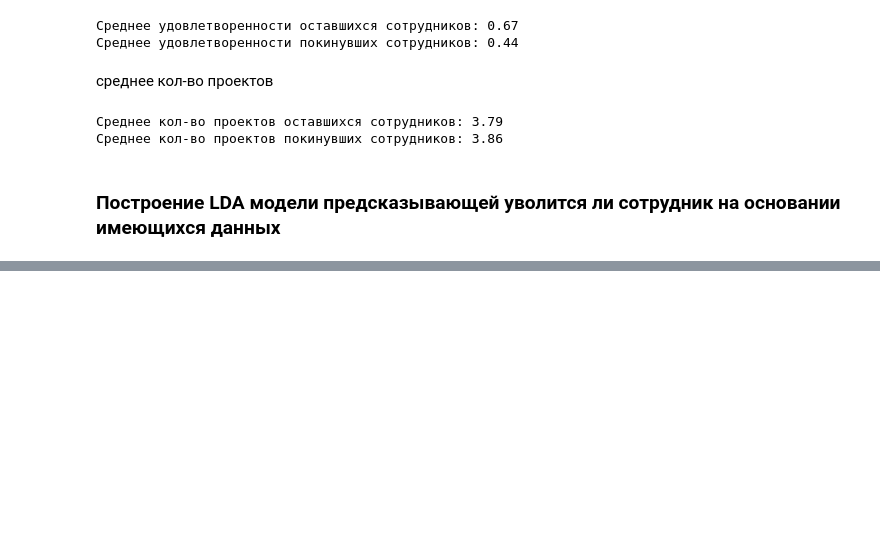
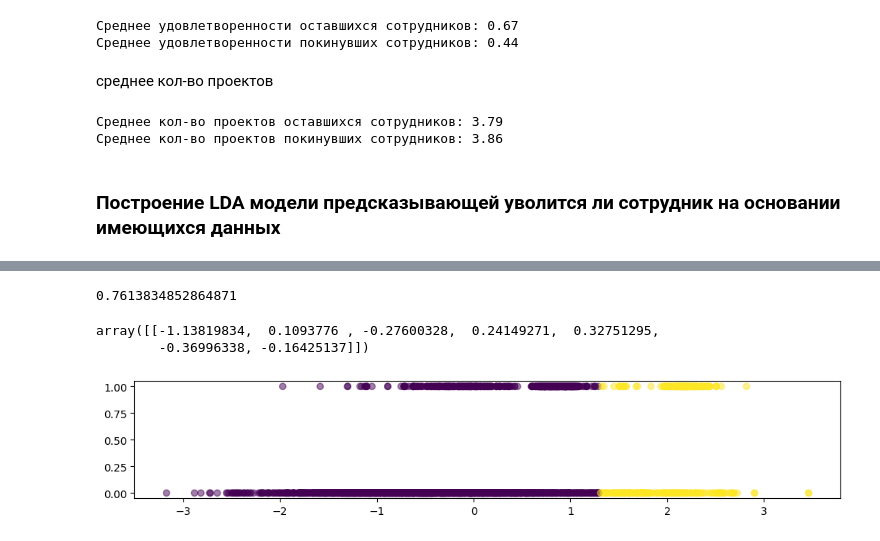
Before and after one commit to archimage-wiz/DS_PythonStat_Hw_Final, a Jupyter notebook: Hw_.ipynb, the cells around one changed output, grey strips where cells are left out. Cells and saved outputs as stored; diff of their text form; code cells hidden in the pictures; blank space fills up the shorter version.

```diff
--- a/Hw_.ipynb
+++ b/Hw_.ipynb
@@ -259,3 +266,17 @@ print(F"Среднее кол-во проектов покинувших сот
 Среднее кол-во проектов покинувших сотрудников: 3.86
 # %% [markdown]
 ### Построение LDA модели предсказывающей уволится ли сотрудник на основании имеющихся данных
+# %%
+lda = LinearDiscriminantAnalysis()
+sc = StandardScaler()
+
+desired_data = df['left']
+source_data = df.drop(columns=['left', 'department', 'salary'])
+
+x_train, x_test, y_train, y_test = train_test_split(source_data, desired_data, test_size=0.2, random_state=42)
+
+x_train = sc.fit_transform(x_train)
+x_test = sc.transform(x_test)
+
+
+(x_train.shape, y_train.shape, x_test.shape, y_test.shape)
@@ -261,0 +285,2 @@ print(F"Среднее кол-во проектов покинувших сот
+# %%
+lda.fit(x_train, y_train)
@@ -261,0 +289,7 @@ print(F"Среднее кол-во проектов покинувших сот
+# %%
+y_pred = lda.predict(x_test)
+result_df = pd.DataFrame({
+    "y_test": y_test,
+    "y_pred": y_pred
+})
+result_df
@@ -261,0 +310,20 @@ print(F"Среднее кол-во проектов покинувших сот
+# %%
+cv = RepeatedStratifiedKFold(n_splits=10, n_repeats=3, random_state=42)
+
+scores = cross_val_score(lda, source_data, desired_data, scoring='accuracy', cv=cv, n_jobs=-1)
+print(np.mean(scores))
+# %% [output]
+0.7613834852864871
+# %%
+lda.coef_
+# %% [output]
+array([[-1.13819834,  0.1093776 , -0.27600328,  0.24149271,  0.32751295,
+        -0.36996338, -0.16425137]])
+# %%
+plt.figure(figsize=(12,2))
+data_plot = lda.transform(x_test)
+
+plt.scatter(data_plot, y_test, c=y_pred, alpha=0.5)
+plt.show()
+# %% [output]
+[figure, added]
```
Also changed, not shown: parts of 9 cells of this notebook.
